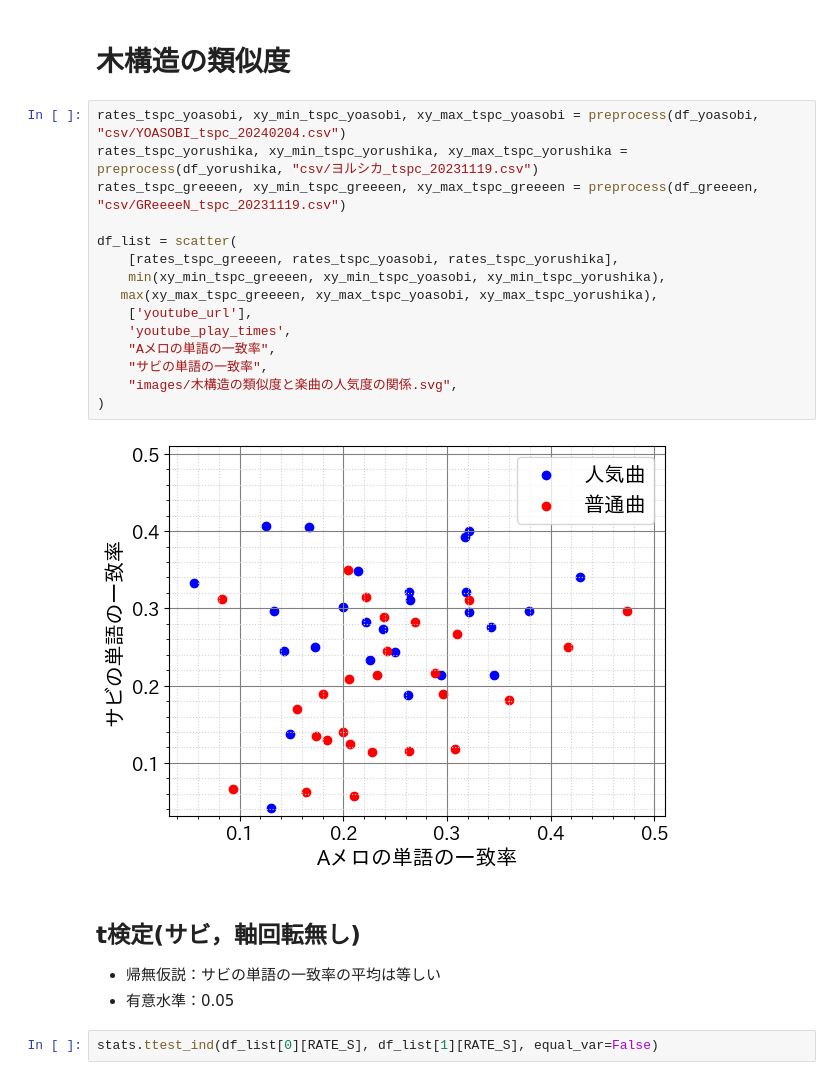
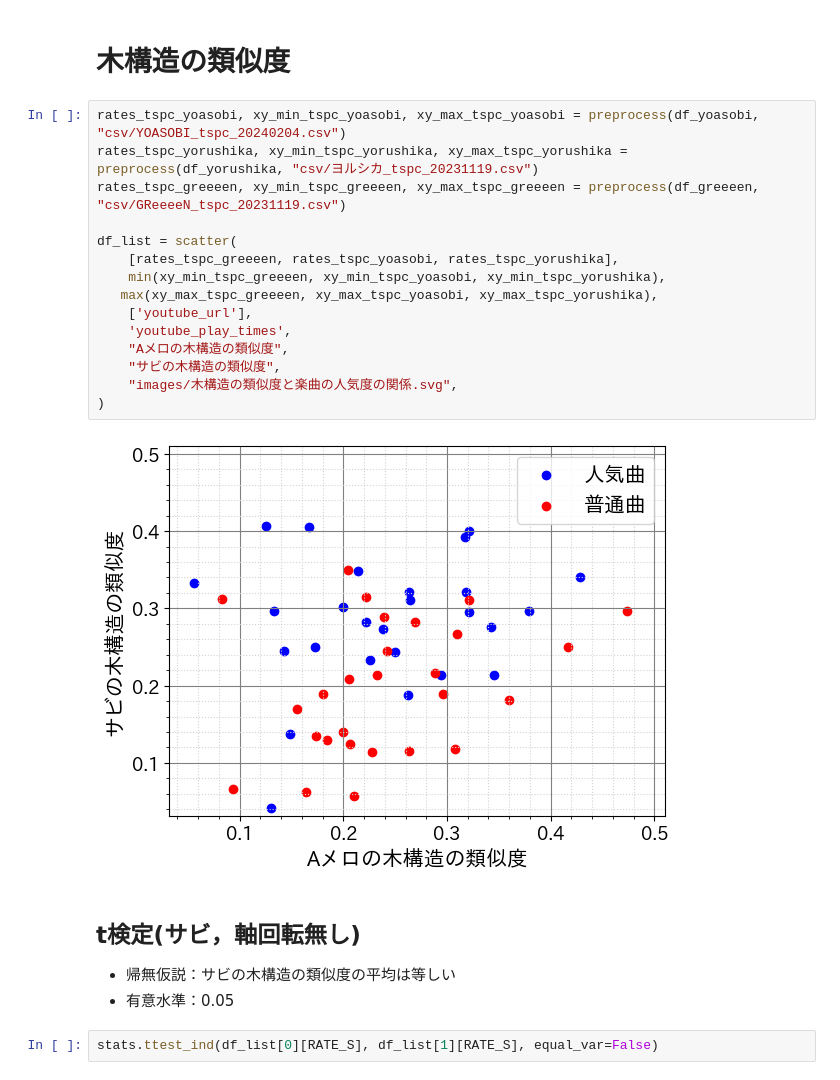
Before and after one commit to tsubasasugawara/lyrics_melody_analyzer, a Jupyter notebook: notebooks/ALL.ipynb, the cells around one changed output. Cells and saved outputs as stored; diff of their text form.

```diff
--- a/notebooks/ALL.ipynb
+++ b/notebooks/ALL.ipynb
@@ -241,23 +241,23 @@ df_list[1]
 # %%
 rates_tspc_yoasobi, xy_min_tspc_yoasobi, xy_max_tspc_yoasobi = preprocess(df_yoasobi, "csv/YOASOBI_tspc_20240204.csv")
 rates_tspc_yorushika, xy_min_tspc_yorushika, xy_max_tspc_yorushika = preprocess(df_yorushika, "csv/ヨルシカ_tspc_20231119.csv")
 rates_tspc_greeeen, xy_min_tspc_greeeen, xy_max_tspc_greeeen = preprocess(df_greeeen, "csv/GReeeeN_tspc_20231119.csv")
 
 df_list = scatter(
     [rates_tspc_greeeen, rates_tspc_yoasobi, rates_tspc_yorushika],
     min(xy_min_tspc_greeeen, xy_min_tspc_yoasobi, xy_min_tspc_yorushika),
    max(xy_max_tspc_greeeen, xy_max_tspc_yoasobi, xy_max_tspc_yorushika),
     ['youtube_url'],
     'youtube_play_times',
-    "Aメロの単語の一致率",
-    "サビの単語の一致率",
+    "Aメロの木構造の類似度",
+    "サビの木構造の類似度",
     "images/木構造の類似度と楽曲の人気度の関係.svg",
 )
 # %% [output]
-[figure, old version]
+[figure, new version]
 # %% [markdown]
 ## t検定(サビ，軸回転無し)
-- 帰無仮説：サビの単語の一致率の平均は等しい
+- 帰無仮説：サビの木構造の類似度の平均は等しい
 - 有意水準：0.05
 # %%
 stats.ttest_ind(df_list[0][RATE_S], df_list[1][RATE_S], equal_var=False)
```
Also changed, not shown: 3 other files.
